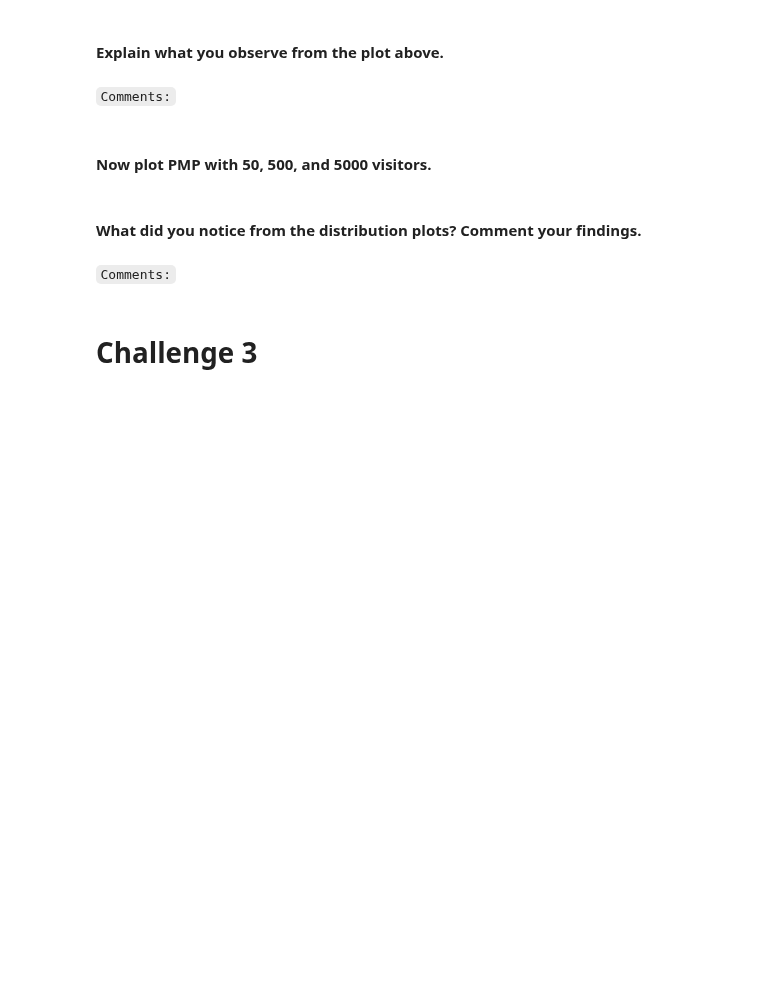
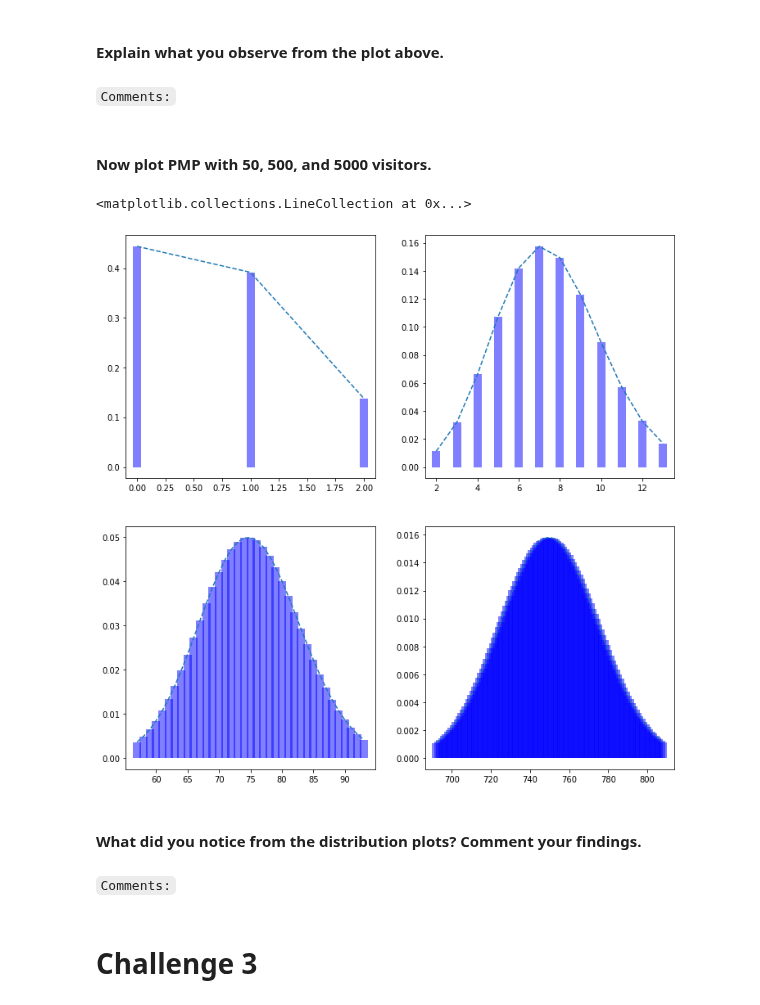
Before and after one commit to ta-datapt-bcn/lab-cont-probability-distribution, a Jupyter notebook: your_code/bonus.ipynb, the cells around one changed output. Drawn from its saved outputs; the diff is of its cells as text; code cells hidden in the pictures; blank space fills up the shorter version.

```diff
--- a/your_code/bonus.ipynb
+++ b/your_code/bonus.ipynb
@@ -97,3 +117,36 @@ Use matplotlib subplots to plot a histogram of each sample.
+# %%
+
+sample_size = [5, 50, 500, 5000]
+p = 0.15
+
+all_x={}
+fmp={}
+for i in sample_size:
+    all_x[i] = np.arange(stats.binom.ppf(0.01, i, p),
+                  stats.binom.ppf(0.99, i, p))
+    fmp[i] = stats.binom.pmf(all_x[i], i, p)
+
+
+fig, [(ax1, ax2),( ax3, ax4)] = plt.subplots(2, 2, figsize=(12,12))
+
+plt.sca(ax1)
+plt.plot(all_x[5], fmp[5], '--')
+plt.vlines(all_x[5], 0, fmp[5], colors='b', lw=10, alpha=0.5)
+
+plt.sca(ax2)
+plt.plot(all_x[50], fmp[50], '--')
+plt.vlines(all_x[50], 0, fmp[50], colors='b', lw=10, alpha=0.5)
+
+plt.sca(ax3)
+plt.plot(all_x[500], fmp[500], '--')
+plt.vlines(all_x[500], 0, fmp[500], colors='b', lw=10, alpha=0.5)
+
+plt.sca(ax4)
+plt.plot(all_x[5000], fmp[5000], '--')
+plt.vlines(all_x[5000], 0, fmp[5000], colors='b', lw=10, alpha=0.5)
+# %% [output]
+<matplotlib.collections.LineCollection at 0x...>
+[figure, added]
 # %% [markdown]
 #### What did you notice from the distribution plots? Comment your findings.
 # %% [markdown]
```
Also changed, not shown: parts of 17 cells of this notebook, 3 other files.
